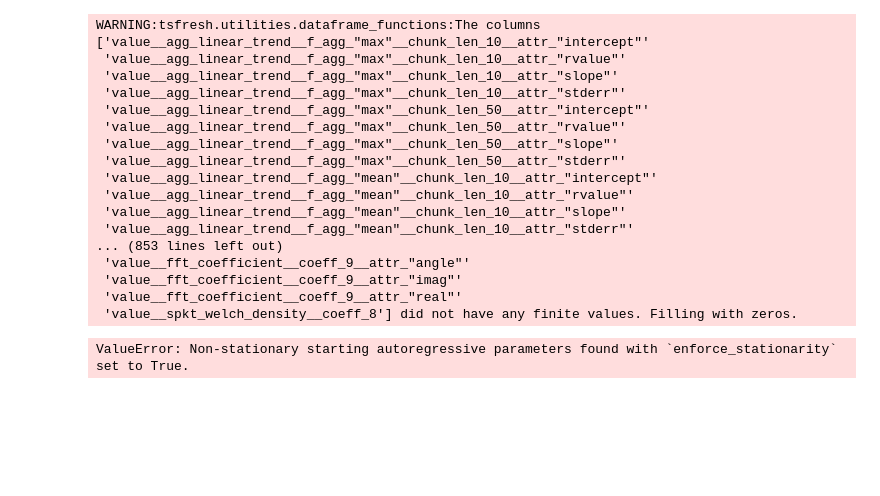
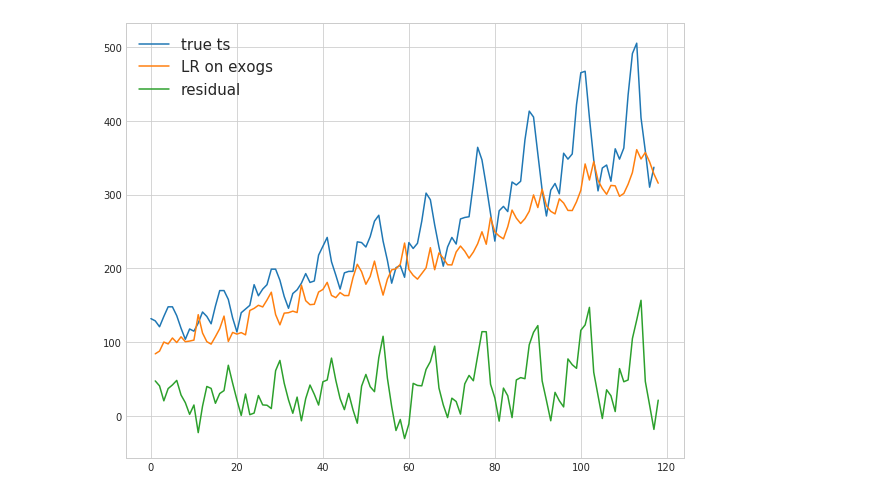
Before and after one commit to uselessskills/auto_ml, a Jupyter notebook: tsfresh_explore/pyramid_tsfresh_rolling.ipynb, the cells around one changed output. Cells and saved outputs as stored; diff of their text form; code cells hidden in the pictures; blank space fills up the shorter version.

```diff
--- a/tsfresh_explore/pyramid_tsfresh_rolling.ipynb
+++ b/tsfresh_explore/pyramid_tsfresh_rolling.ipynb
@@ -256,24 +214,19 @@ Warnings:
+# %%
+ex_params = model.params()[1:-4]
+direct_ts = Exog @ ex_params.T
+residual = data_train[2:] - direct_ts
+
+plt.figure(figsize=(10,8))
+plt.plot(data_train[2:], label = "true ts")
+plt.plot(direct_ts, label = "LR on exogs")
+plt.plot(residual,label = "residual")
+plt.legend(loc=2, prop={'size': 15})
+plt.show()
+# %% [output]
+[figure, added]
 # %%
-predictions = predict_rolling_pyramid(model,last,data_train,24)
+%%capture
+predictions = predict_rolling_pyramid_2(model,last,data_train,24, my_dict_of_features=my_dict_of_features)
-# %% [output]
-WARNING:tsfresh.utilities.dataframe_functions:The columns ['value__agg_linear_trend__f_agg_"max"__chunk_len_10__attr_"intercept"'
- 'value__agg_linear_trend__f_agg_"max"__chunk_len_10__attr_"rvalue"'
- 'value__agg_linear_trend__f_agg_"max"__chunk_len_10__attr_"slope"'
- 'value__agg_linear_trend__f_agg_"max"__chunk_len_10__attr_"stderr"'
- 'value__agg_linear_trend__f_agg_"max"__chunk_len_50__attr_"intercept"'
- 'value__agg_linear_trend__f_agg_"max"__chunk_len_50__attr_"rvalue"'
- 'value__agg_linear_trend__f_agg_"max"__chunk_len_50__attr_"slope"'
- 'value__agg_linear_trend__f_agg_"max"__chunk_len_50__attr_"stderr"'
- 'value__agg_linear_trend__f_agg_"mean"__chunk_len_10__attr_"intercept"'
- 'value__agg_linear_trend__f_agg_"mean"__chunk_len_10__attr_"rvalue"'
- 'value__agg_linear_trend__f_agg_"mean"__chunk_len_10__attr_"slope"'
- 'value__agg_linear_trend__f_agg_"mean"__chunk_len_10__attr_"stderr"'
-... (853 lines left out)
- 'value__fft_coefficient__coeff_9__attr_"angle"'
- 'value__fft_coefficient__coeff_9__attr_"imag"'
- 'value__fft_coefficient__coeff_9__attr_"real"'
- 'value__spkt_welch_density__coeff_8'] did not have any finite values. Filling with zeros.
-ValueError: Non-stationary starting autoregressive parameters found with `enforce_stationarity` set to True.
 # %%
 predictions
 # %% [output]
```
Also changed, not shown: parts of 19 cells of this notebook, 1 other file.
